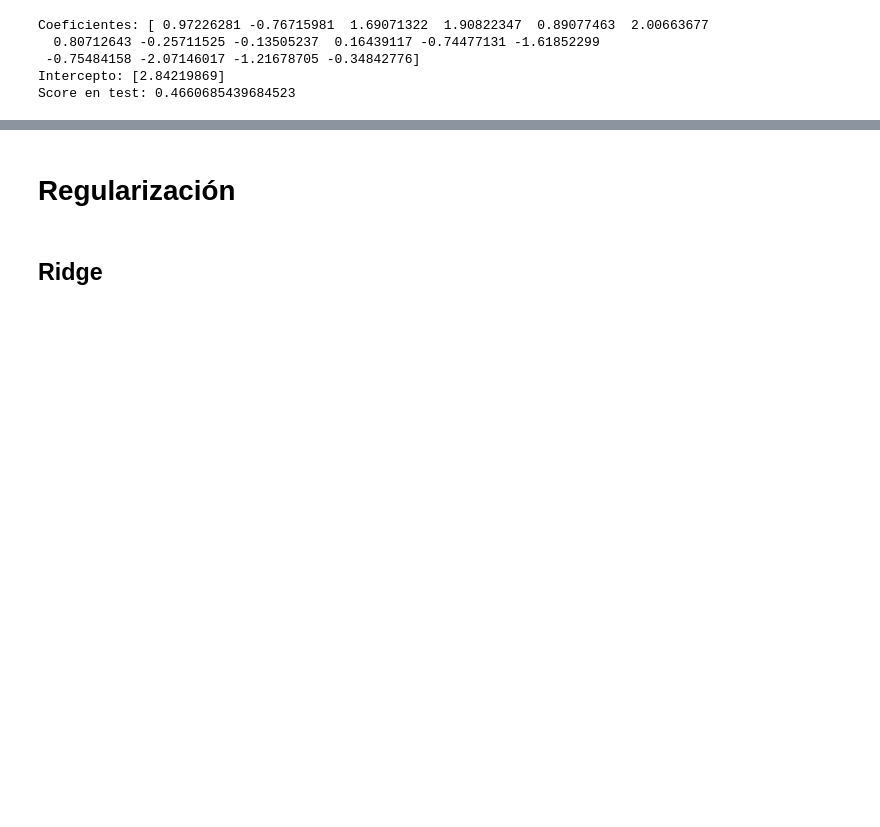
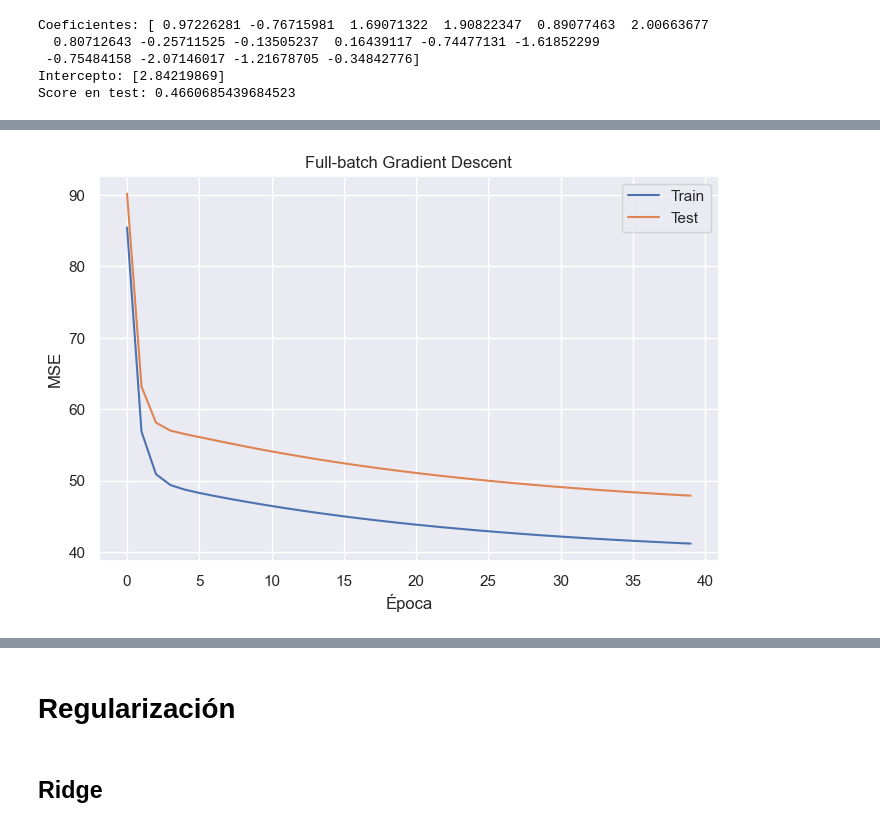
Before and after one commit to GenaCanciani/AA1-TUIA-2025C2-Canciani-Morales-Mancini, a Jupyter notebook: TP-Regresion-AA1-2025C1.ipynb, the cells around one changed output, grey strips where cells are left out. Cells and saved outputs as stored; diff of their text form; code cells hidden in the pictures; blank space fills up the shorter version.

Commit message:
Gráficos de pérdida con pytorch

```diff
--- a/TP-Regresion-AA1-2025C1.ipynb
+++ b/TP-Regresion-AA1-2025C1.ipynb
@@ -758,0 +761,94 @@ plt.show()
+# %%
+import torch
+import torch.nn as nn
+import torch.optim as optim
+import matplotlib.pyplot as plt
+from torch.utils.data import DataLoader, TensorDataset
+
+
+# Supongamos que X_train, y_train, X_test, y_test ya son numpy arrays
+X_train_tensor = torch.tensor(X_train.astype('float32').values)
+y_train_tensor = torch.tensor(y_train.astype('float32').values.reshape(-1,1))
+X_test_tensor  = torch.tensor(X_test.astype('float32').values)
+y_test_tensor  = torch.tensor(y_test.astype('float32').values.reshape(-1,1))
+
+train_dataset = TensorDataset(X_train_tensor, y_train_tensor)
+test_dataset = TensorDataset(X_test_tensor, y_test_tensor)
+
+
+input_dim = X_train.shape[1]
+model = nn.Linear(input_dim, 1)
+
+loss_fn = nn.MSELoss()
+
+# Batch GD
+optimizer = optim.SGD(model.parameters(), lr=0.01)
+
+n_epochs = 40
+train_losses = []
+test_losses = []
+
+for epoch in range(n_epochs):
+    # Full-batch: usar todo el dataset
+    model.train()
+    optimizer.zero_grad()
+    y_pred = model(X_train_tensor)
+    loss = loss_fn(y_pred, y_train_tensor)
+    loss.backward()
+    optimizer.step()
+
+    # Guardar pérdida
+    model.eval()
+    train_loss = loss_fn(model(X_train_tensor), y_train_tensor).item()
+    test_loss = loss_fn(model(X_test_tensor), y_test_tensor).item()
+    train_losses.append(train_loss)
+    test_losses.append(test_loss)
+
+# Graficar
+plt.figure(figsize=(8,5))
+plt.plot(train_losses, label="Train")
+plt.plot(test_losses, label="Test")
+plt.title("Full-batch Gradient Descent")
+plt.xlabel("Época")
+plt.ylabel("MSE")
+plt.legend()
+plt.show()
+
+# Mini batch GD
+batch_size = 32
+train_loader = DataLoader(train_dataset, batch_size=batch_size, shuffle=True)
+test_loader = DataLoader(test_dataset, batch_size=len(test_dataset), shuffle=False)
+
+model_mb = nn.Linear(input_dim, 1)
+optimizer_mb = optim.SGD(model_mb.parameters(), lr=0.01)
+train_losses_mb = []
+test_losses_mb = []
+
+for epoch in range(n_epochs):
+    model_mb.train()
+    for X_batch, y_batch in train_loader:
+        optimizer_mb.zero_grad()
+        y_pred = model_mb(X_batch)
+        loss = loss_fn(y_pred, y_batch)
+        loss.backward()
+        optimizer_mb.step()
+
+    # Guardar pérdida por época
+    model_mb.eval()
+    train_loss = loss_fn(model_mb(X_train_tensor), y_train_tensor).item()
+    test_loss = loss_fn(model_mb(X_test_tensor), y_test_tensor).item()
+    train_losses_mb.append(train_loss)
+    test_losses_mb.append(test_loss)
+
+# Graficar
+plt.figure(figsize=(8,5))
+plt.plot(train_losses_mb, label="Train")
+plt.plot(test_losses_mb, label="Test")
+plt.title("Mini-batch Gradient Descent (batch_size=32)")
+plt.xlabel("Época")
+plt.ylabel("MSE")
+# plt.yscale('log')
+plt.legend()
+plt.show()
+# %% [output]
+[figure, added]
```
Also changed, not shown: parts of 8 cells of this notebook.
